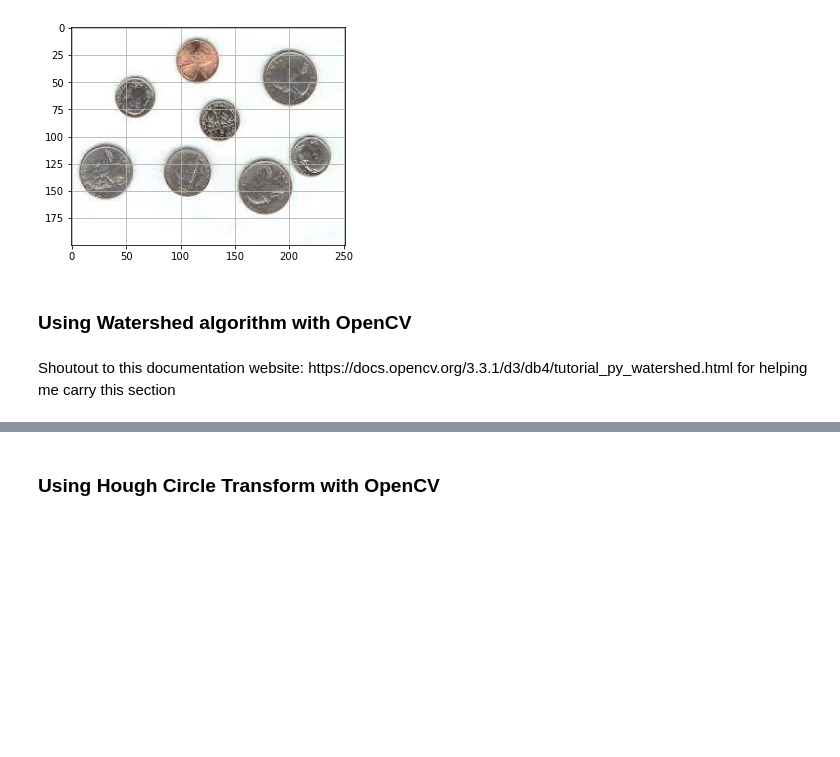
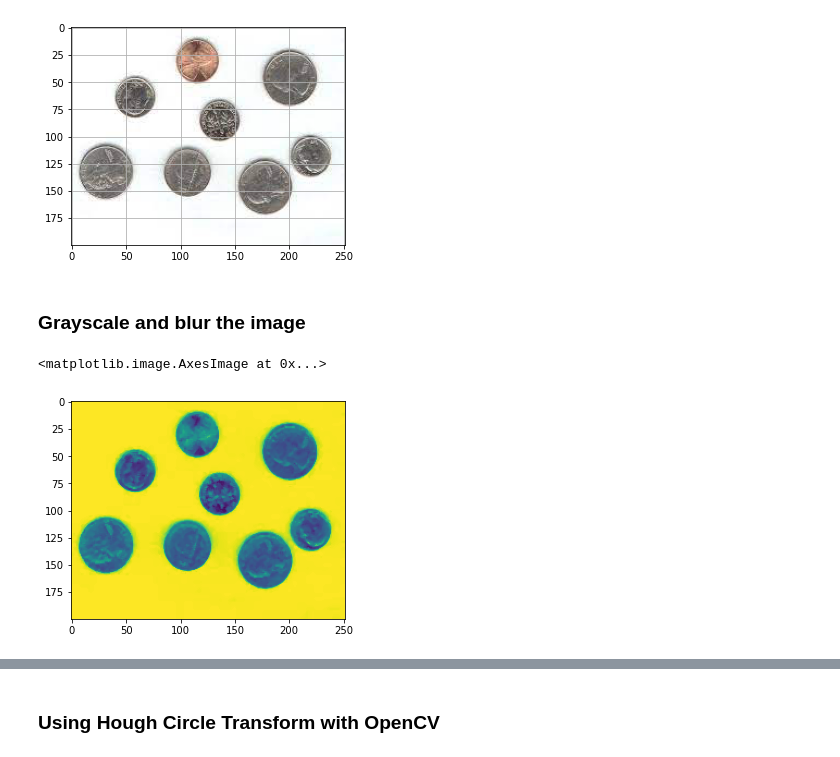
Before and after one commit to karank85/count-coins, a Jupyter notebook: main.ipynb, the cells around one changed output, grey strips where cells are left out. Drawn from its saved outputs; the diff is of its cells as text; code cells hidden in the pictures; blank space fills up the shorter version.

```diff
--- a/main.ipynb
+++ b/main.ipynb
@@ -16,7 +17,3 @@ plt.imshow(coins)
 plt.grid(True)
 # %% [output]
 [figure]
-# %% [markdown]
-### Using Watershed algorithm with OpenCV
-# %% [markdown]
-<p> Shoutout to this documentation website: https://docs.opencv.org/3.3.1/d3/db4/tutorial_py_watershed.html for helping me carry this section </p>
@@ -24,0 +20,14 @@ import cv2
+# %% [markdown]
+### Grayscale and blur the image
+# %%
+def grayscale_image(image):
+    return cv2.cvtColor(image, cv2.COLOR_BGR2GRAY)
+
+def blur_image(image, blur_value):
+    return cv2.medianBlur(image, blur_value)
+
+sample_image_gray_blur = blur_image(grayscale_image(coins), 3)
+plt.imshow(sample_image_gray_blur)
+# %% [output]
+<matplotlib.image.AxesImage at 0x...>
+[figure, added]
```
Also changed, not shown: parts of 7 cells of this notebook.
